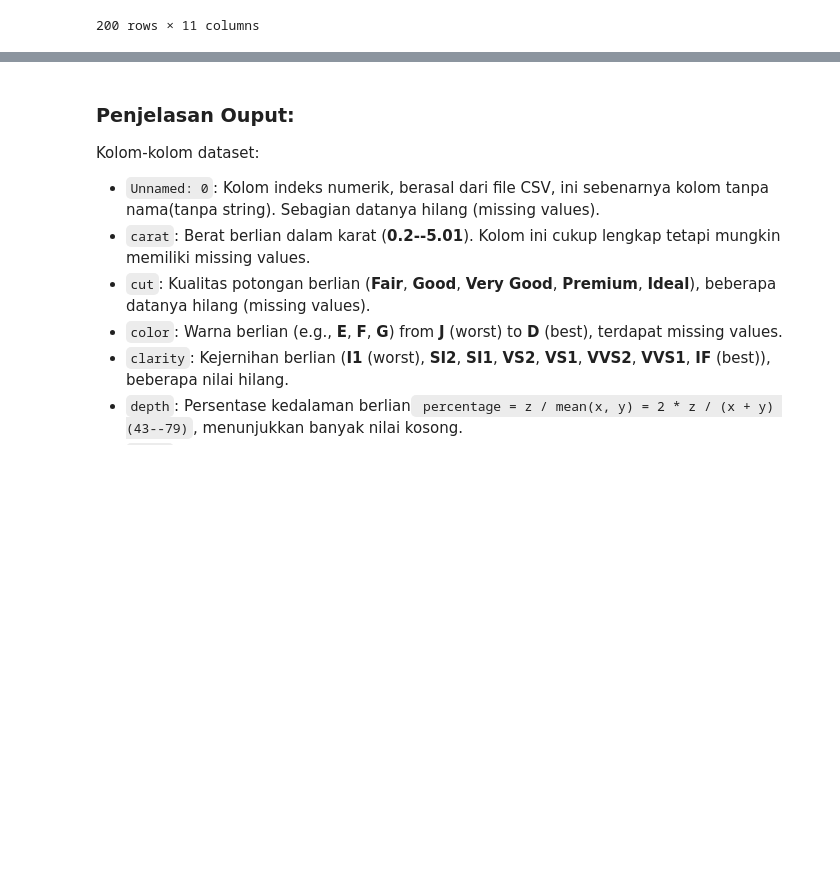
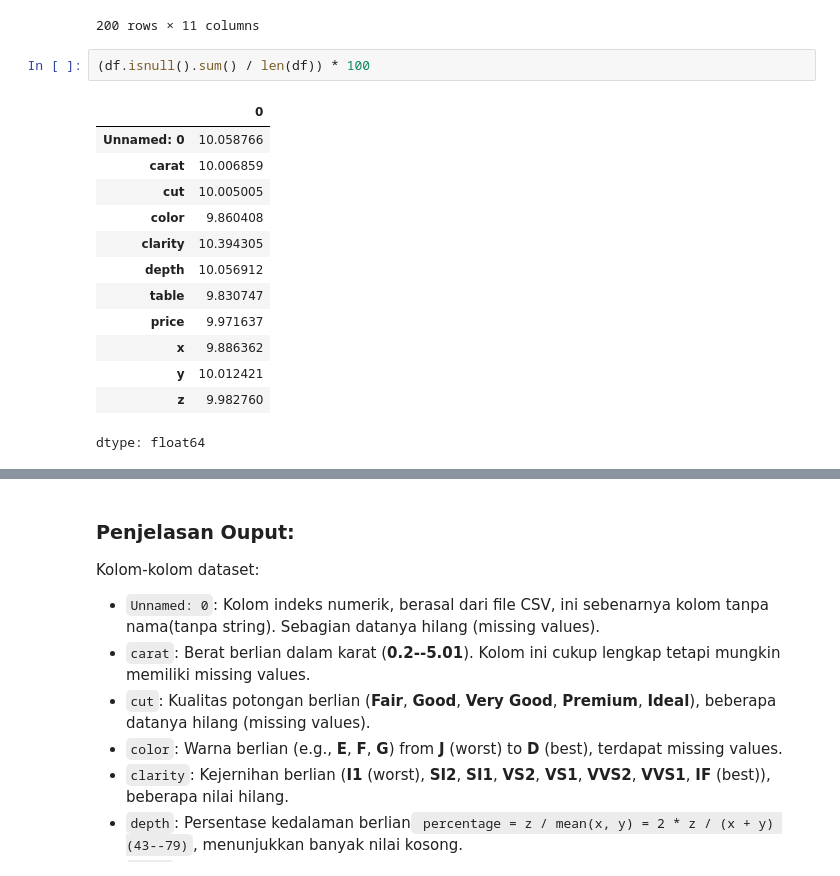
Before and after one commit to LatiefDataVisionary/eda-college-task, a Jupyter notebook: EDA_UAS.ipynb, the cells around one changed output, grey strips where cells are left out. Cells and saved outputs as stored; diff of their text form; blank space fills up the shorter version.

```diff
--- a/EDA_UAS.ipynb
+++ b/EDA_UAS.ipynb
@@ -95,3 +95,19 @@ df.head(200)
 | 198 | 196.0 | 0.70 | Premium | E | SI1 | 62.7 | 59.0 | 2777.0 | 5.67 | 5.63 | 3.54 |
 | 199 | 197.0 | 0.70 | Premium | E | SI1 | 61.0 | 57.0 | 2777.0 | 5.73 | 5.68 | 3.48 |
 200 rows × 11 columns
+# %%
+(df.isnull().sum() / len(df)) * 100
+# %% [output]
+|  | 0 |
+| Unnamed: 0 | 10.058766 |
+| carat | 10.006859 |
+| cut | 10.005005 |
+| color | 9.860408 |
+| clarity | 10.394305 |
+| depth | 10.056912 |
+| table | 9.830747 |
+| price | 9.971637 |
+| x | 9.886362 |
+| y | 10.012421 |
+| z | 9.982760 |
+dtype: float64
```
Also changed, not shown: parts of 4 cells of this notebook.
